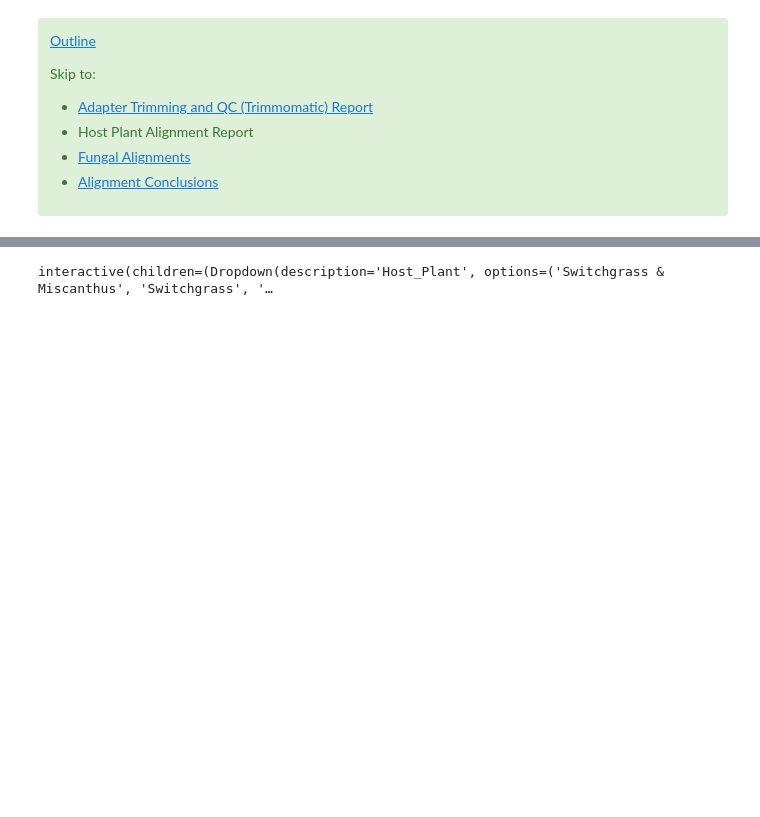
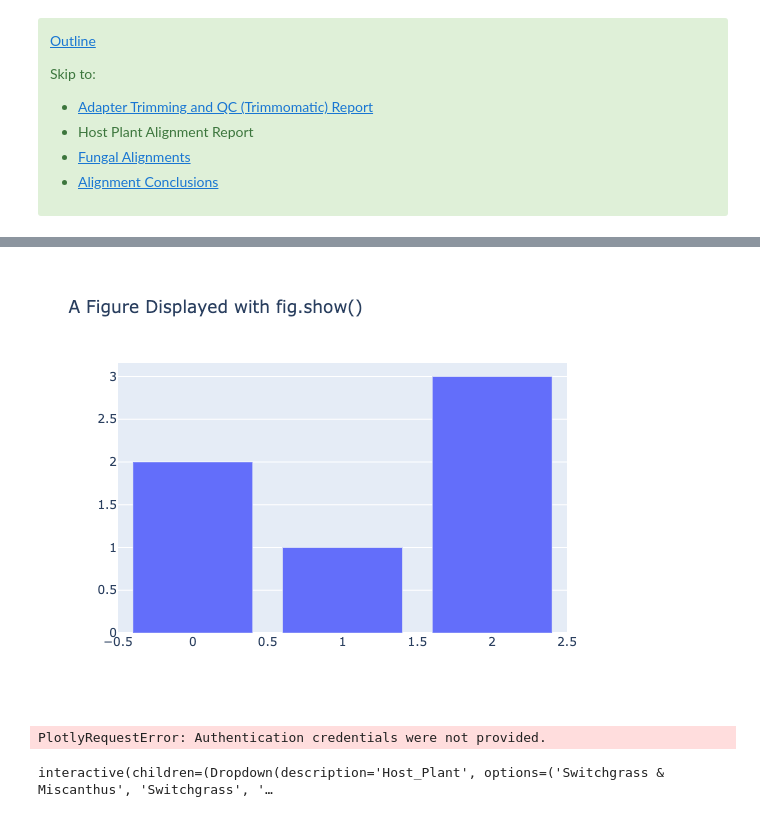
Before and after one commit to skDooley/GLBRC, a Jupyter notebook: GLBRC_Report2.ipynb, the cells around one changed output, grey strips where cells are left out. Drawn from its saved outputs; the diff is of its cells as text; code cells hidden in the pictures; blank space fills up the shorter version.

```diff
--- a/GLBRC_Report2.ipynb
+++ b/GLBRC_Report2.ipynb
@@ -238,0 +247,25 @@ metadataG.groupby(['Date','plot_name']).sum()['percPlantAligned'].unstack().iplo
+# %%
+import plotly.graph_objects as go
+fig = go.Figure(
+    data=[go.Bar(y=[2, 1, 3])],
+    layout_title_text="A Figure Displayed with fig.show()"
+)
+fig.show()
+# %% [output]
+[figure, added]
+# %%
+import numpy as np
+import chart_studio.plotly as py
+
+import plotly.graph_objs as go
+
+# py.offline.init_notebook_mode()
+a = np.linspace(start=0, stop=36, num=36)
+np.random.seed(25)
+b = np.random.uniform(low=0.0, high=1.0, size=36)
+
+trace = go.Scatter(x=a, y=b)
+data = [trace]
+py.iplot(data, filename = 'basic-file')
+# %% [output]
+PlotlyRequestError: Authentication credentials were not provided.
```
Also changed, not shown: parts of 4 cells of this notebook, 1 other file.
